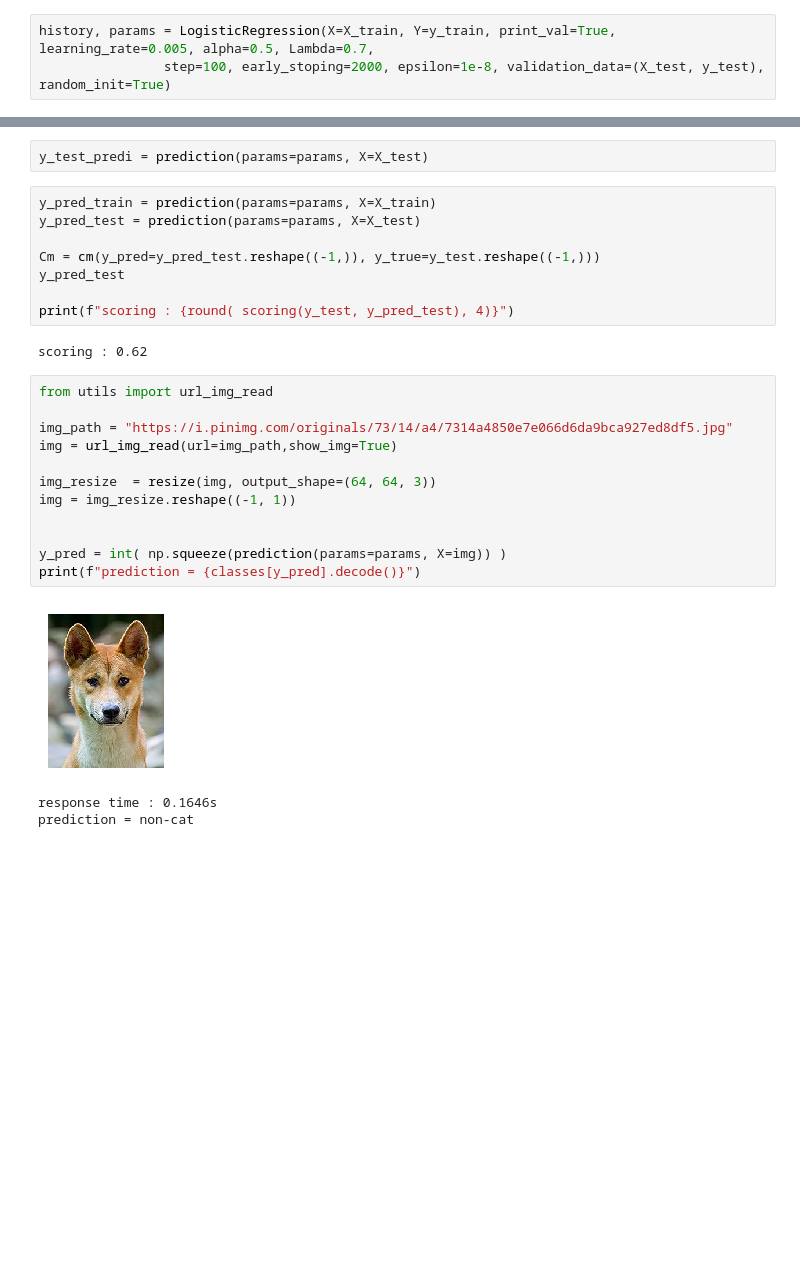
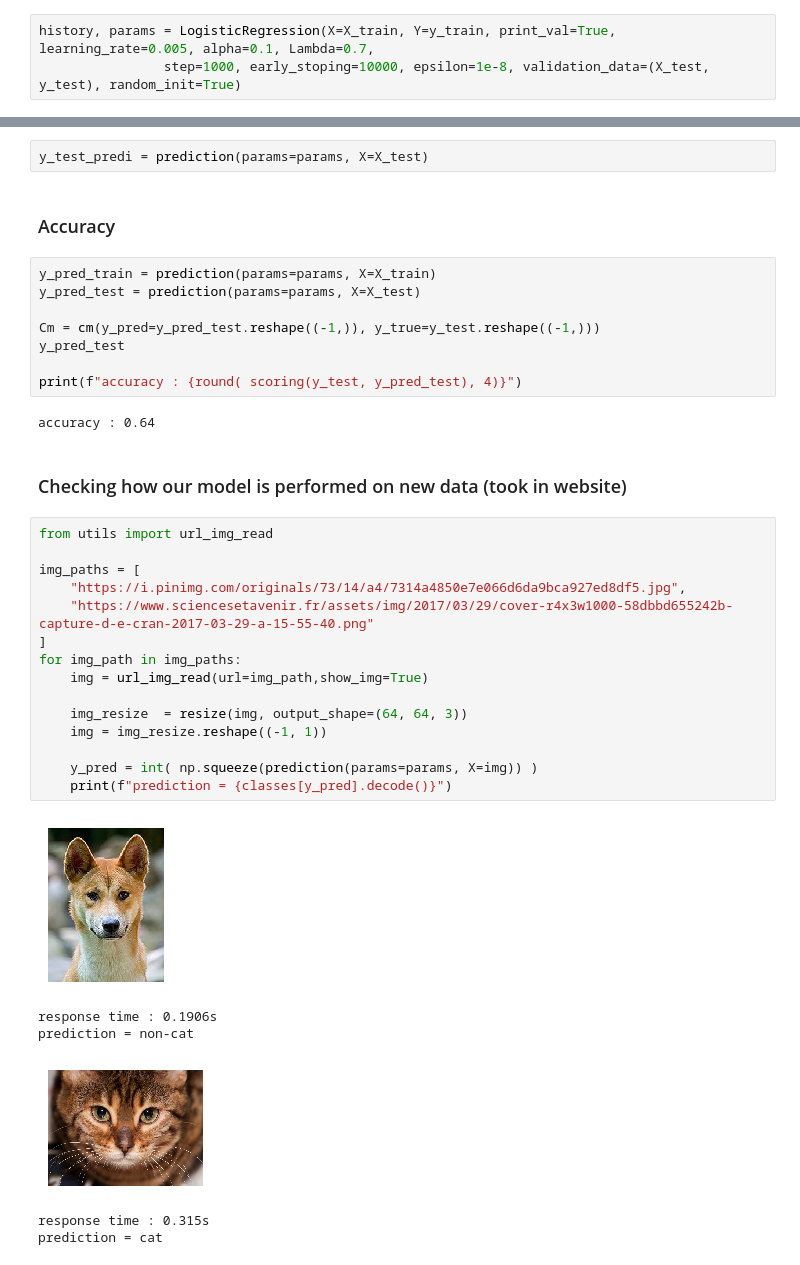
Before and after one commit to amiehe-essomba/logisticRegression, a Jupyter notebook: main.ipynb, the cells around one changed output, grey strips where cells are left out. Saved outputs shown, nothing was run; the diff lists cells and outputs as text; blank space fills up the shorter version.

```diff
--- a/main.ipynb
+++ b/main.ipynb
@@ -491,4 +505,4 @@ X_train.max()
 # %%
-history, params = LogisticRegression(X=X_train, Y=y_train, print_val=True, learning_rate=0.005, alpha=0.5, Lambda=0.7,
-                step=100, early_stoping=2000, epsilon=1e-8, validation_data=(X_test, y_test), random_init=True)
+history, params = LogisticRegression(X=X_train, Y=y_train, print_val=True, learning_rate=0.005, alpha=0.1, Lambda=0.7,
+                step=1000, early_stoping=10000, epsilon=1e-8, validation_data=(X_test, y_test), random_init=True)
 # %% [output]
@@ -512,5 +526,7 @@ score test : 0.62
 # %%
 y_test_predi = prediction(params=params, X=X_test)
+# %% [markdown]
+### Accuracy
 # %%
 y_pred_train = prediction(params=params, X=X_train)
 y_pred_test = prediction(params=params, X=X_test)
@@ -518,22 +534,30 @@ y_pred_test = prediction(params=params, X=X_test)
 Cm = cm(y_pred=y_pred_test.reshape((-1,)), y_true=y_test.reshape((-1,)))
 y_pred_test
 
-print(f"scoring : {round( scoring(y_test, y_pred_test), 4)}")
+print(f"accuracy : {round( scoring(y_test, y_pred_test), 4)}")
 # %% [output]
-scoring : 0.62
+accuracy : 0.64
+# %% [markdown]
+### Checking how our model is performed on new data (took in website)
 # %%
 from utils import url_img_read
 
-img_path = "https://i.pinimg.com/originals/73/14/a4/7314a4850e7e066d6da9bca927ed8df5.jpg"
-img = url_img_read(url=img_path,show_img=True)
+img_paths = [
+    "https://i.pinimg.com/originals/73/14/a4/7314a4850e7e066d6da9bca927ed8df5.jpg",
+    "https://www.sciencesetavenir.fr/assets/img/2017/03/29/cover-r4x3w1000-58dbbd655242b-capture-d-e-cran-2017-03-29-a-15-55-40.png"
+]
+for img_path in img_paths:
+    img = url_img_read(url=img_path,show_img=True)
 
-img_resize  = resize(img, output_shape=(64, 64, 3))
-img = img_resize.reshape((-1, 1))
+    img_resize  = resize(img, output_shape=(64, 64, 3))
+    img = img_resize.reshape((-1, 1))
 
-
-y_pred = int( np.squeeze(prediction(params=params, X=img)) )
-print(f"prediction = {classes[y_pred].decode()}")
+    y_pred = int( np.squeeze(prediction(params=params, X=img)) )
+    print(f"prediction = {classes[y_pred].decode()}")
 # %% [output]
 [figure]
-response time : 0.1646s
+response time : 0.1906s
 prediction = non-cat
+[figure, added]
+response time : 0.315s
+prediction = cat
```
Also changed, not shown: parts of 8 cells of this notebook.
